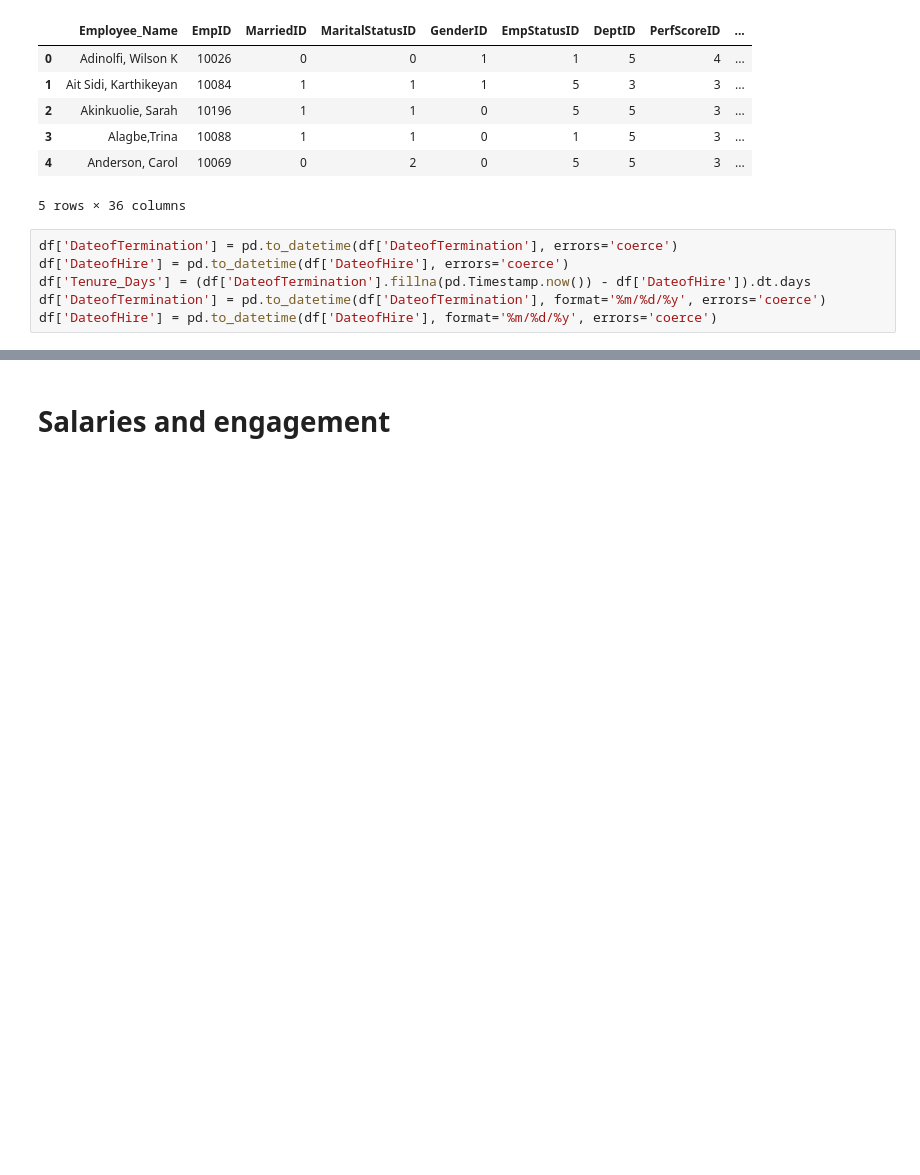
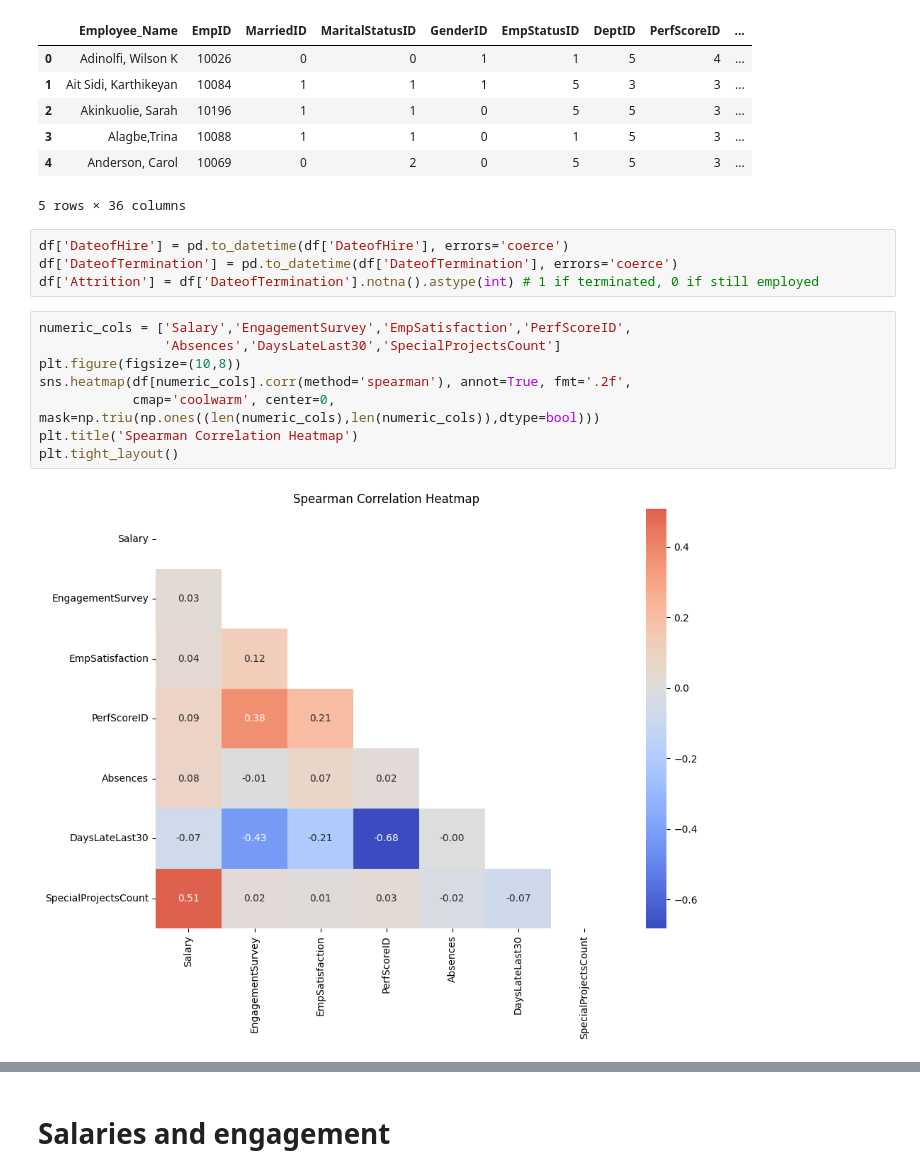
Before and after one commit to pedrettienea23/HR-data-science-project, a Jupyter notebook: Notebooks/EDA.ipynb, the cells around one changed output, grey strips where cells are left out. Saved outputs shown, nothing was run; the diff lists cells and outputs as text; blank space fills up the shorter version.

```diff
--- a/Notebooks/EDA.ipynb
+++ b/Notebooks/EDA.ipynb
@@ -16,8 +24,16 @@ df.head()
 | 4 | Anderson, Carol | 10069 | 0 | 2 | 0 | 5 | 5 | 3 | ... |
 5 rows × 36 columns
 # %%
+df['DateofHire'] = pd.to_datetime(df['DateofHire'], errors='coerce')
 df['DateofTermination'] = pd.to_datetime(df['DateofTermination'], errors='coerce')
-df['DateofHire'] = pd.to_datetime(df['DateofHire'], errors='coerce')
-df['Tenure_Days'] = (df['DateofTermination'].fillna(pd.Timestamp.now()) - df['DateofHire']).dt.days
-df['DateofTermination'] = pd.to_datetime(df['DateofTermination'], format='%m/%d/%y', errors='coerce')
-df['DateofHire'] = pd.to_datetime(df['DateofHire'], format='%m/%d/%y', errors='coerce')
+df['Attrition'] = df['DateofTermination'].notna().astype(int) # 1 if terminated, 0 if still employed
+# %%
+numeric_cols = ['Salary','EngagementSurvey','EmpSatisfaction','PerfScoreID',
+                'Absences','DaysLateLast30','SpecialProjectsCount']
+plt.figure(figsize=(10,8))
+sns.heatmap(df[numeric_cols].corr(method='spearman'), annot=True, fmt='.2f',
+            cmap='coolwarm', center=0, mask=np.triu(np.ones((len(numeric_cols),len(numeric_cols)),dtype=bool)))
+plt.title('Spearman Correlation Heatmap')
+plt.tight_layout()
+# %% [output]
+[figure, added]
```
Also changed, not shown: parts of 28 cells of this notebook, 1 other file.
